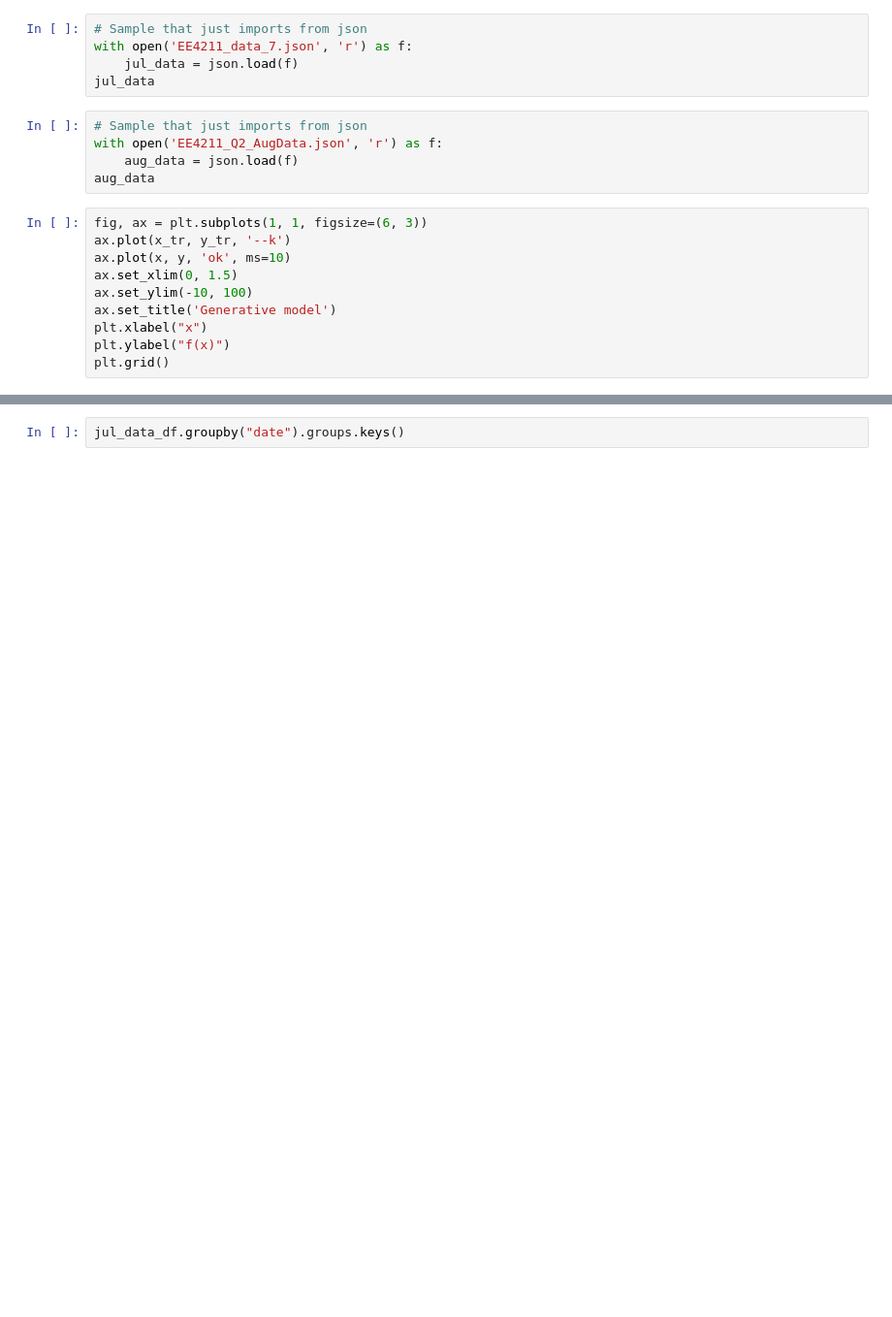
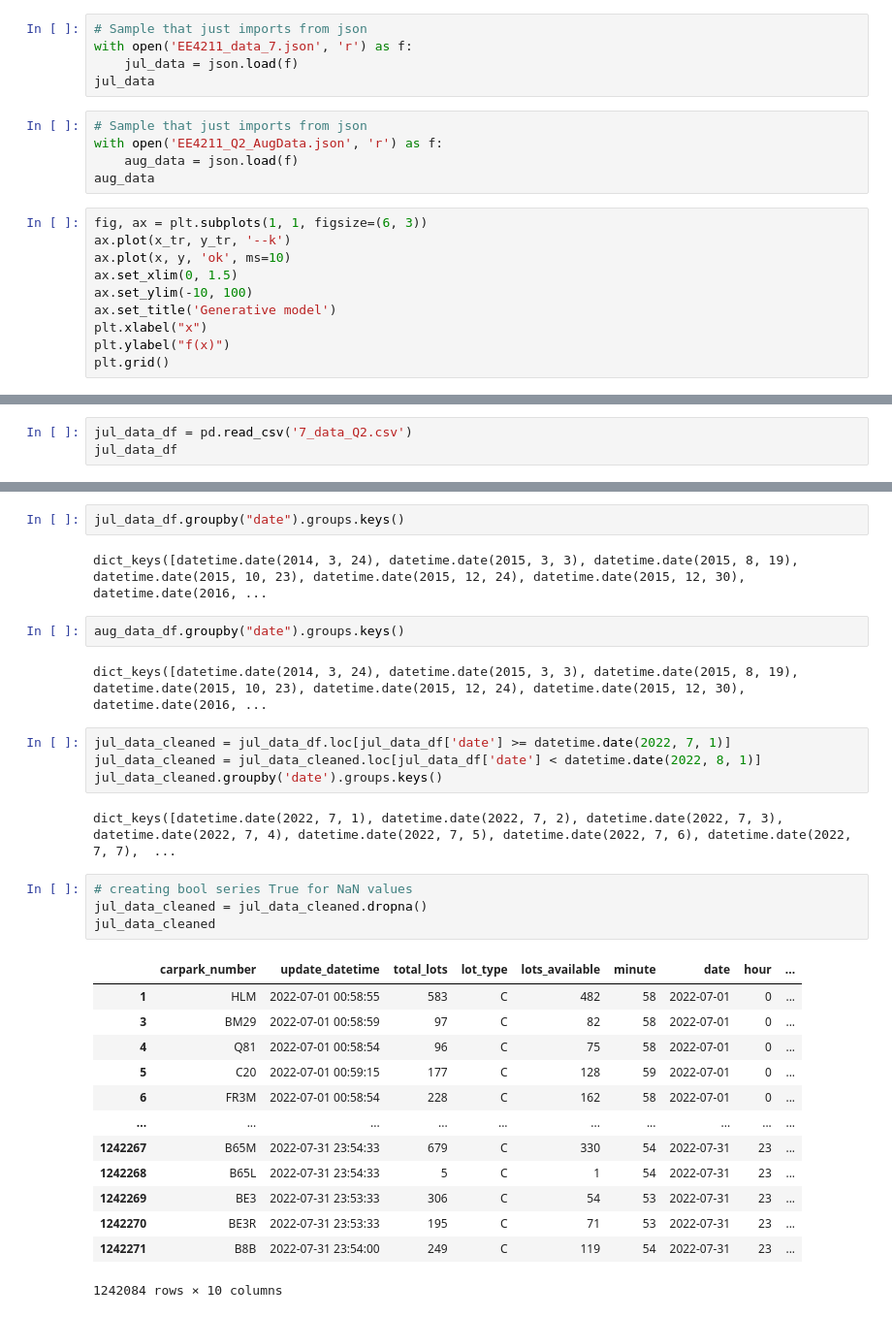
Before and after one commit to R-Ramana/EE4211-Project, a Jupyter notebook: Question 2/EE4211_Group_9_Question_2.ipynb, the cells around one changed output, grey strips where cells are left out. Shown at 97% size. Saved outputs shown, nothing was run; the diff lists cells and outputs as text; blank space fills up the shorter version.

```diff
--- a/Question 2/EE4211_Group_9_Question_2.ipynb
+++ b/Question 2/EE4211_Group_9_Question_2.ipynb
@@ -156,0 +153,3 @@ jul_data_df
+# %%
+jul_data_df = pd.read_csv('7_data_Q2.csv')
+jul_data_df
@@ -179,2 +279,32 @@ jul_data_df.head()
 # %%
 jul_data_df.groupby("date").groups.keys()
+# %% [output]
+dict_keys([datetime.date(2014, 3, 24), datetime.date(2015, 3, 3), datetime.date(2015, 8, 19), datetime.date(2015, 10, 23), datetime.date(2015, 12, 24), datetime.date(2015, 12, 30), datetime.date(2016, ...
+# %%
+aug_data_df.groupby("date").groups.keys()
+# %% [output]
+dict_keys([datetime.date(2014, 3, 24), datetime.date(2015, 3, 3), datetime.date(2015, 8, 19), datetime.date(2015, 10, 23), datetime.date(2015, 12, 24), datetime.date(2015, 12, 30), datetime.date(2016, ...
+# %%
+jul_data_cleaned = jul_data_df.loc[jul_data_df['date'] >= datetime.date(2022, 7, 1)]
+jul_data_cleaned = jul_data_cleaned.loc[jul_data_df['date'] < datetime.date(2022, 8, 1)]
+jul_data_cleaned.groupby('date').groups.keys()
+# %% [output]
+dict_keys([datetime.date(2022, 7, 1), datetime.date(2022, 7, 2), datetime.date(2022, 7, 3), datetime.date(2022, 7, 4), datetime.date(2022, 7, 5), datetime.date(2022, 7, 6), datetime.date(2022, 7, 7),  ...
+# %%
+# creating bool series True for NaN values
+jul_data_cleaned = jul_data_cleaned.dropna()
+jul_data_cleaned
+# %% [output]
+|  | carpark_number | update_datetime | total_lots | lot_type | lots_available | minute | date | hour | ... |
+| 1 | HLM | 2022-07-01 00:58:55 | 583 | C | 482 | 58 | 2022-07-01 | 0 | ... |
+| 3 | BM29 | 2022-07-01 00:58:59 | 97 | C | 82 | 58 | 2022-07-01 | 0 | ... |
+| 4 | Q81 | 2022-07-01 00:58:54 | 96 | C | 75 | 58 | 2022-07-01 | 0 | ... |
+| 5 | C20 | 2022-07-01 00:59:15 | 177 | C | 128 | 59 | 2022-07-01 | 0 | ... |
+| 6 | FR3M | 2022-07-01 00:58:54 | 228 | C | 162 | 58 | 2022-07-01 | 0 | ... |
+| ... | ... | ... | ... | ... | ... | ... | ... | ... | ... |
+| 1242267 | B65M | 2022-07-31 23:54:33 | 679 | C | 330 | 54 | 2022-07-31 | 23 | ... |
+| 1242268 | B65L | 2022-07-31 23:54:33 | 5 | C | 1 | 54 | 2022-07-31 | 23 | ... |
+| 1242269 | BE3 | 2022-07-31 23:53:33 | 306 | C | 54 | 53 | 2022-07-31 | 23 | ... |
+| 1242270 | BE3R | 2022-07-31 23:53:33 | 195 | C | 71 | 53 | 2022-07-31 | 23 | ... |
+| 1242271 | B8B | 2022-07-31 23:54:00 | 249 | C | 119 | 54 | 2022-07-31 | 23 | ... |
+1242084 rows × 10 columns
```
Also changed, not shown: parts of 30 cells of this notebook.
